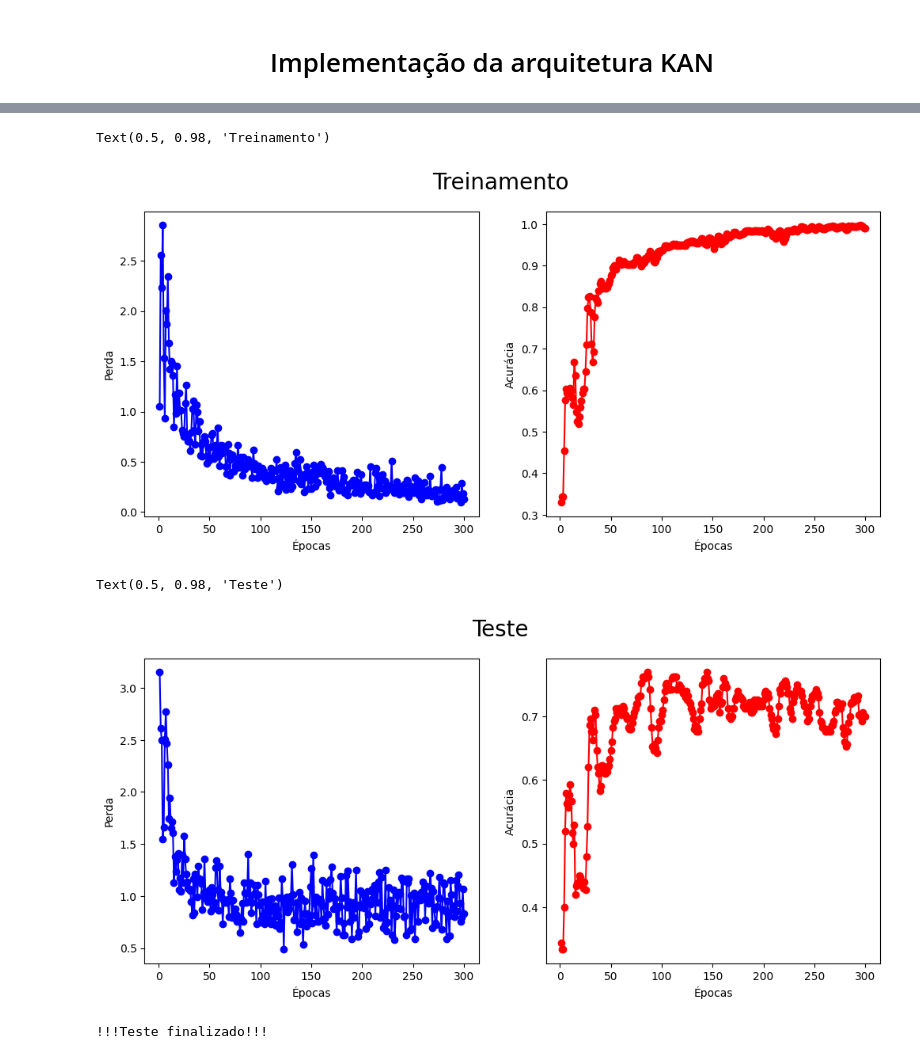
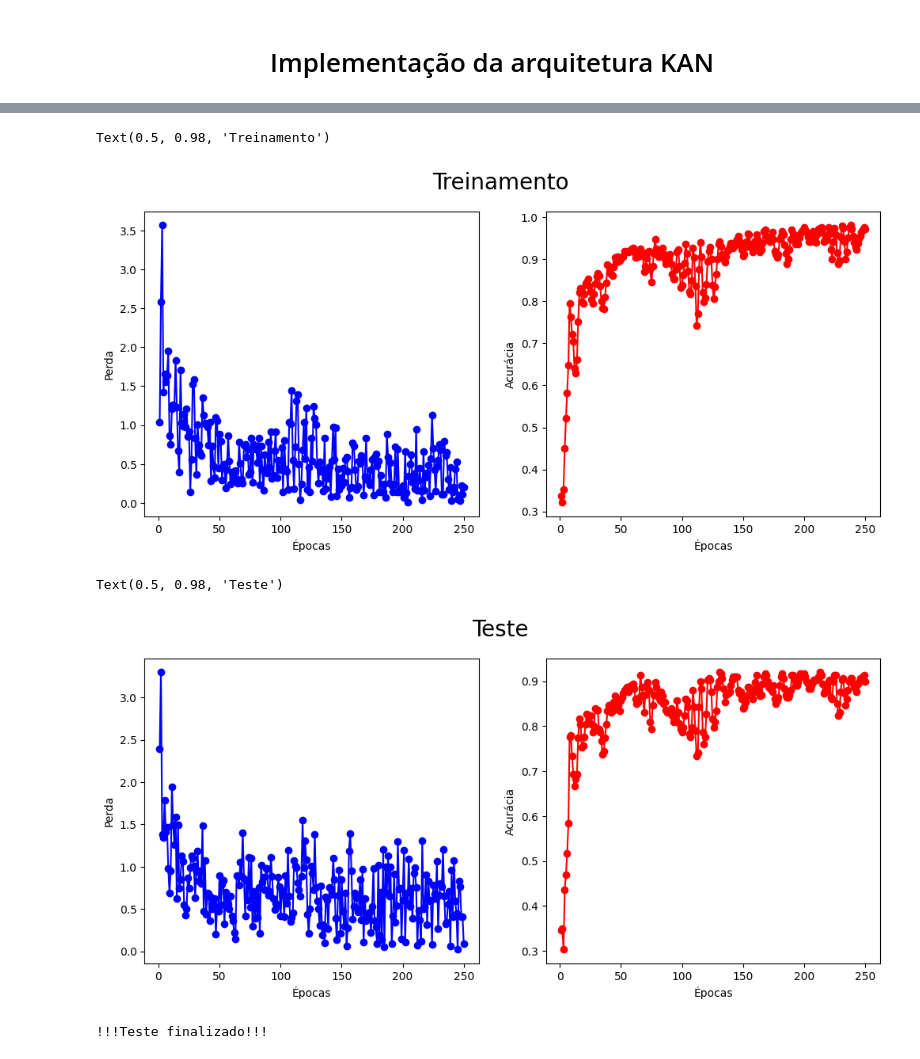
Before and after one commit to AlxDev-hub/Classificacao-KAN-DoencasPulmonares, a Jupyter notebook: teste2_kan.ipynb, the cells around one changed output, grey strips where cells are left out. Saved outputs shown, nothing was run; the diff lists cells and outputs as text; code cells hidden in the pictures.

```diff
--- a/teste2_kan.ipynb
+++ b/teste2_kan.ipynb
@@ -41,7 +80,7 @@ testloader = DataLoader(test_dataset, batch_size = 30, shuffle = True)
 train_data = []
 train_targets = []
 
-for batch_data_train, batch_targets_train in trainloader:
+for batch_data_train, batch_targets_train in train_loader:
     train_data.append(batch_data_train)
     train_targets.append(batch_targets_train)
 
@@ -51,7 +90,7 @@ train_targets = torch.cat(train_targets, dim=0)
 test_data = []
 test_targets = []
 
-for batch_data_test, batch_targets_test in testloader:
+for batch_data_test, batch_targets_test in test_loader:
     test_data.append(batch_data_test)
     test_targets.append(batch_targets_test)
 
@@ -67,7 +106,7 @@ dataset['test_label'] = test_targets
 # %% [markdown]
 # <center>Implementação da arquitetura KAN</center>
 # %%
-model = KAN(width=[dataset['train_input'].shape[1], 14, 3], grid=3, k=3, base_fun=torch.nn.ReLU(), auto_save=False)
+model = KAN(width=[164*164*3, 32, 3], grid=3, k=3, base_fun=torch.nn.ReLU(), auto_save=False)
 # %%
 dtype = torch.get_default_dtype()
 
@@ -77,8 +116,8 @@ def train_acc():
 def test_acc():
     return torch.mean((torch.argmax(model(dataset['test_input']), dim=1) == dataset['test_label']).type(dtype))
 # %%
-results = model.fit(dataset, opt="Adam", steps=300, metrics=(train_acc, test_acc),
-                    loss_fn=torch.nn.CrossEntropyLoss(), lr=0.001, batch=30)
+results = model.fit(dataset, opt="Adam", steps=250, metrics=(train_acc, test_acc),
+                    loss_fn=torch.nn.CrossEntropyLoss(), lr=0.001, batch=16)
 # %%
 print("Acurácia dos dados de treino: ", results['train_acc'][-1])
 print("Acurácia dos dados de teste: ", results['test_acc'][-1])
@@ -88,5 +127,5 @@ Acurácia dos dados de teste:  0.699999988079071
 # %%
-epochs = range(1, 301)
+epochs = range(1, 251)
 
 plt.figure(figsize=(12, 5))
 
@@ -103,26 +142,26 @@ plt.ylabel('Acurácia')
 plt.suptitle("Treinamento", fontsize = 20)
 # %% [output]
 Text(0.5, 0.98, 'Treinamento')
-[figure, old version]
+[figure, new version]
 # %%
-epochs = range(1, 301)
+epochs = range(1, 251)
 
 plt.figure(figsize=(12, 5))
 
 plt.subplot(1, 2, 1)
 plt.plot(epochs, results['test_loss'], 'bo-')
 plt.xlabel('Épocas')
 plt.ylabel('Perda')
 
 plt.subplot(1, 2, 2)
 plt.plot(epochs, results['test_acc'], 'ro-')
 plt.xlabel('Épocas')
 plt.ylabel('Acurácia')
 
 plt.suptitle("Teste", fontsize = 20)
 # %% [output]
 Text(0.5, 0.98, 'Teste')
-[figure, old version]
+[figure, new version]
 # %%
 rot_array = []
 predt_array = []
```
Also changed, not shown: parts of 17 cells of this notebook.
